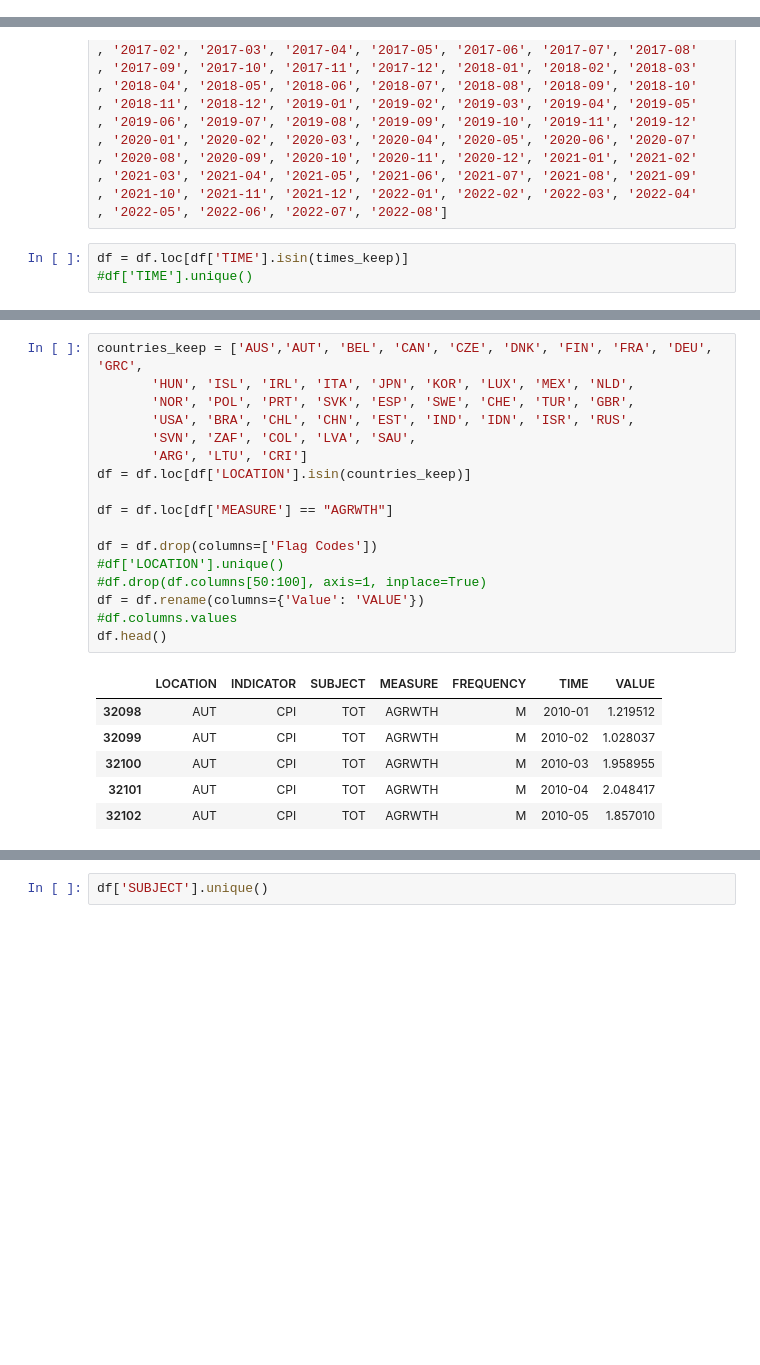
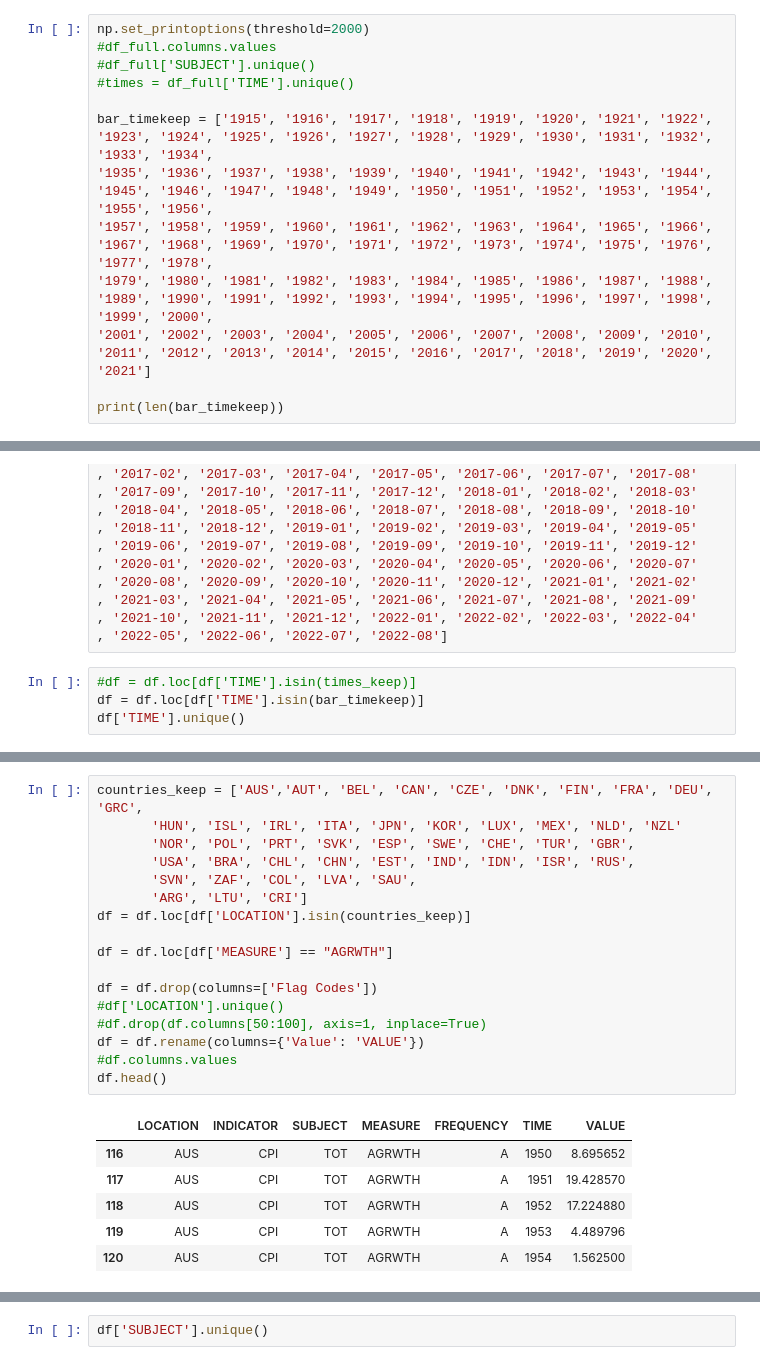
Before and after one commit to FenrisWulven/Data-Vis-Vegalite, a Jupyter notebook: Data_clean.ipynb, the cells around one changed output, grey strips where cells are left out. Cells and saved outputs as stored; diff of their text form; blank space fills up the shorter version.

```diff
--- a/Data_clean.ipynb
+++ b/Data_clean.ipynb
@@ -26,0 +20,13 @@ times = df_full['TIME'].unique()
+# %%
+np.set_printoptions(threshold=2000)
+#df_full.columns.values
+#df_full['SUBJECT'].unique()
+#times = df_full['TIME'].unique()
+
+bar_timekeep = ['1915', '1916', '1917', '1918', '1919', '1920', '1921', '1922', '1923', '1924', '1925', '1926', '1927', '1928', '1929', '1930', '1931', '1932', '1933', '1934',
+'1935', '1936', '1937', '1938', '1939', '1940', '1941', '1942', '1943', '1944', '1945', '1946', '1947', '1948', '1949', '1950', '1951', '1952', '1953', '1954', '1955', '1956',
+'1957', '1958', '1959', '1960', '1961', '1962', '1963', '1964', '1965', '1966', '1967', '1968', '1969', '1970', '1971', '1972', '1973', '1974', '1975', '1976', '1977', '1978',
+'1979', '1980', '1981', '1982', '1983', '1984', '1985', '1986', '1987', '1988', '1989', '1990', '1991', '1992', '1993', '1994', '1995', '1996', '1997', '1998', '1999', '2000',
+'2001', '2002', '2003', '2004', '2005', '2006', '2007', '2008', '2009', '2010', '2011', '2012', '2013', '2014', '2015', '2016', '2017', '2018', '2019', '2020', '2021']
+
+print(len(bar_timekeep))
@@ -103,5 +111,6 @@ times_keep = ['2010-01'
 , '2021-10', '2021-11', '2021-12', '2022-01', '2022-02', '2022-03', '2022-04'
 , '2022-05', '2022-06', '2022-07', '2022-08']
 # %%
-df = df.loc[df['TIME'].isin(times_keep)]
-#df['TIME'].unique()
+#df = df.loc[df['TIME'].isin(times_keep)]
+df = df.loc[df['TIME'].isin(bar_timekeep)]
+df['TIME'].unique()
@@ -125,26 +150,26 @@ array(['AUT', 'BEL', 'CAN', 'CZE', 'DNK', 'FIN', 'FRA', 'DEU', 'GRC',
 # %%
 countries_keep = ['AUS','AUT', 'BEL', 'CAN', 'CZE', 'DNK', 'FIN', 'FRA', 'DEU', 'GRC',
-       'HUN', 'ISL', 'IRL', 'ITA', 'JPN', 'KOR', 'LUX', 'MEX', 'NLD',
+       'HUN', 'ISL', 'IRL', 'ITA', 'JPN', 'KOR', 'LUX', 'MEX', 'NLD', 'NZL'
        'NOR', 'POL', 'PRT', 'SVK', 'ESP', 'SWE', 'CHE', 'TUR', 'GBR',
        'USA', 'BRA', 'CHL', 'CHN', 'EST', 'IND', 'IDN', 'ISR', 'RUS',
        'SVN', 'ZAF', 'COL', 'LVA', 'SAU',
        'ARG', 'LTU', 'CRI']
 df = df.loc[df['LOCATION'].isin(countries_keep)]
 
 df = df.loc[df['MEASURE'] == "AGRWTH"]
 
 df = df.drop(columns=['Flag Codes'])
 #df['LOCATION'].unique()
 #df.drop(df.columns[50:100], axis=1, inplace=True)
 df = df.rename(columns={'Value': 'VALUE'})
 #df.columns.values
 df.head()
 # %% [output]
 |  | LOCATION | INDICATOR | SUBJECT | MEASURE | FREQUENCY | TIME | VALUE |
-| 32098 | AUT | CPI | TOT | AGRWTH | M | 2010-01 | 1.219512 |
-| 32099 | AUT | CPI | TOT | AGRWTH | M | 2010-02 | 1.028037 |
-| 32100 | AUT | CPI | TOT | AGRWTH | M | 2010-03 | 1.958955 |
-| 32101 | AUT | CPI | TOT | AGRWTH | M | 2010-04 | 2.048417 |
-| 32102 | AUT | CPI | TOT | AGRWTH | M | 2010-05 | 1.857010 |
+| 116 | AUS | CPI | TOT | AGRWTH | A | 1950 | 8.695652 |
+| 117 | AUS | CPI | TOT | AGRWTH | A | 1951 | 19.428570 |
+| 118 | AUS | CPI | TOT | AGRWTH | A | 1952 | 17.224880 |
+| 119 | AUS | CPI | TOT | AGRWTH | A | 1953 | 4.489796 |
+| 120 | AUS | CPI | TOT | AGRWTH | A | 1954 | 1.562500 |
 # %%
 print('Number of countries: ', len(df['LOCATION'].unique()))
```
Also changed, not shown: parts of 18 cells of this notebook, 5 other files.
